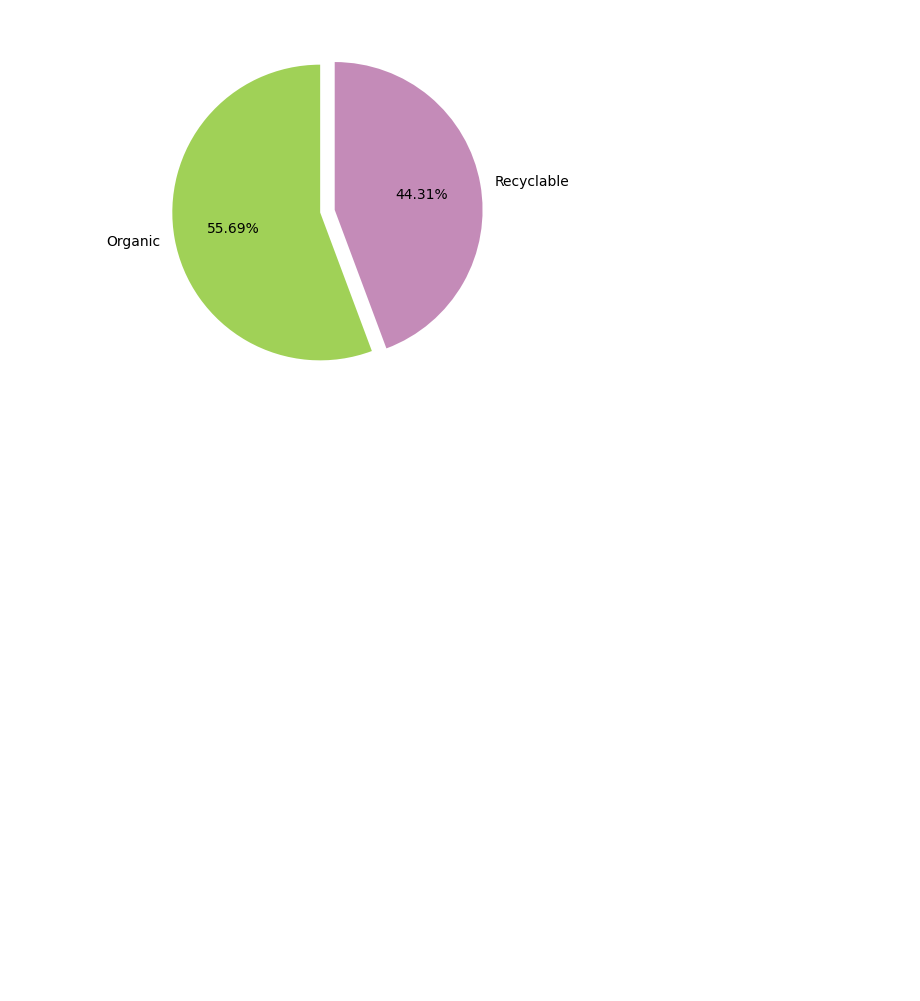
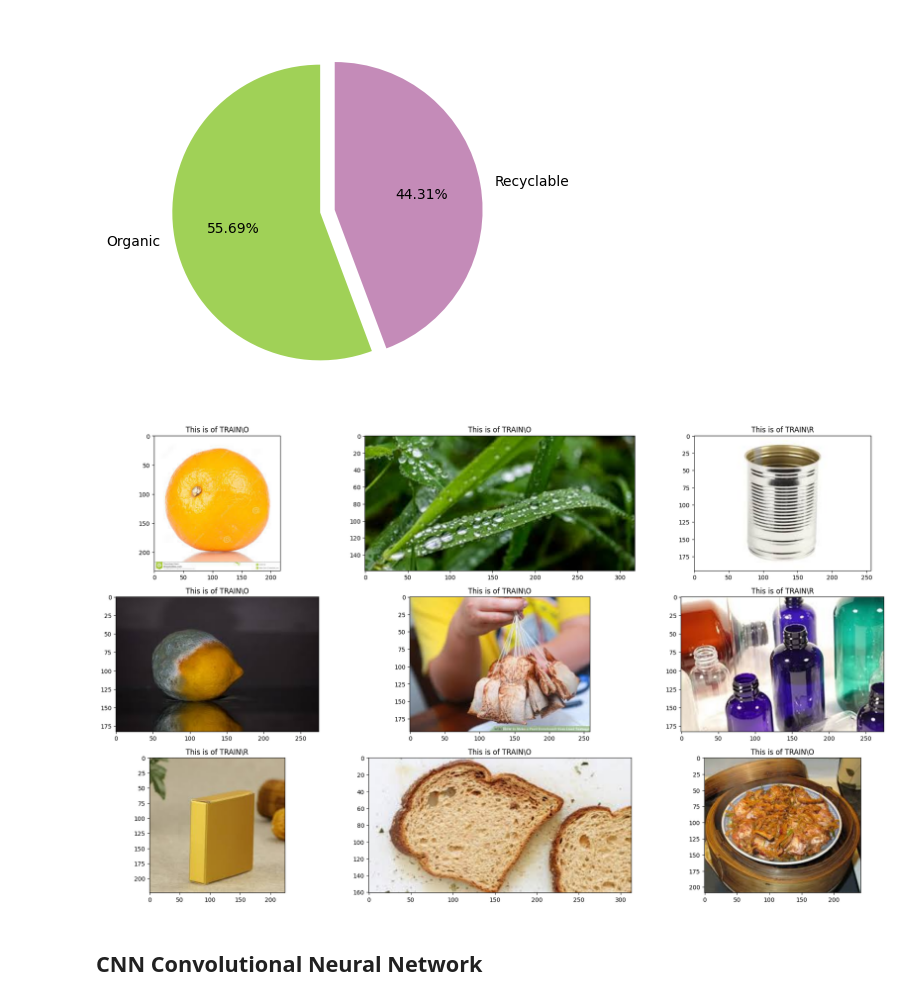
Before and after one commit to NishhGowda/Waste_Classification_CNN-model, a Jupyter notebook: wasteclassification.ipynb, the cells around one changed output. Cells and saved outputs as stored; diff of their text form; code cells hidden in the pictures; blank space fills up the shorter version.

```diff
--- a/wasteclassification.ipynb
+++ b/wasteclassification.ipynb
@@ -48,10 +53,11 @@ from tensorflow.keras.utils import plot_model
 from glob import glob
 # %%
 # Visualization
+import glob
 x_data = []
 y_data = []
-for category in glob(train_path+'/*'):
-    for file in tqdm.tqdm(glob(category+'/*')):
+for category in glob.glob(train_path+'/*'):
+    for file in tqdm.tqdm(glob.glob(category+'/*')):
         img_array = cv2.imread(file)
         img_array = cv2.cvtColor(img_array, cv2.COLOR_BGR2RGB)
         x_data.append(img_array)
@@ -67,3 +73,20 @@ plt.pie(data.label.value_counts(), labels=['Organic', 'Recyclable'], autopct='%0
 plt.show()
 # %% [output]
 [figure]
+# %%
+import matplotlib.pyplot as plt
+import glob
+import numpy as np
+import matplotlib.pyplot as plt
+#visualization chart
+plt.figure(figsize=(20, 15))
+for i in range(9):
+    plt.subplot(4, 3,(i%12)+1)
+    index = np.random.randint(15000)
+    plt.title('This is of {0}'.format(data.label[index]))
+    plt.imshow(data.image[index])
+    plt.tight_layout()
+# %% [output]
+[figure, added]
+# %% [markdown]
+## CNN Convolutional Neural Network
```
Also changed, not shown: parts of 8 cells of this notebook.
